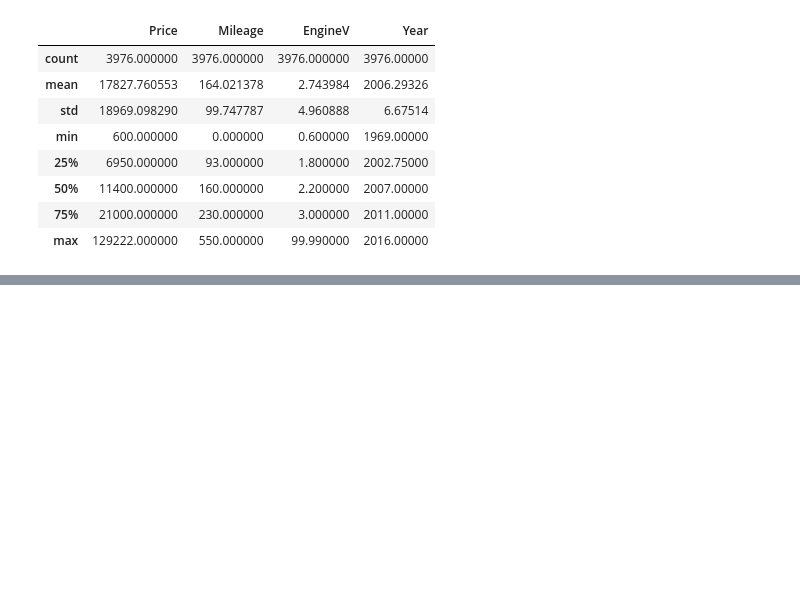
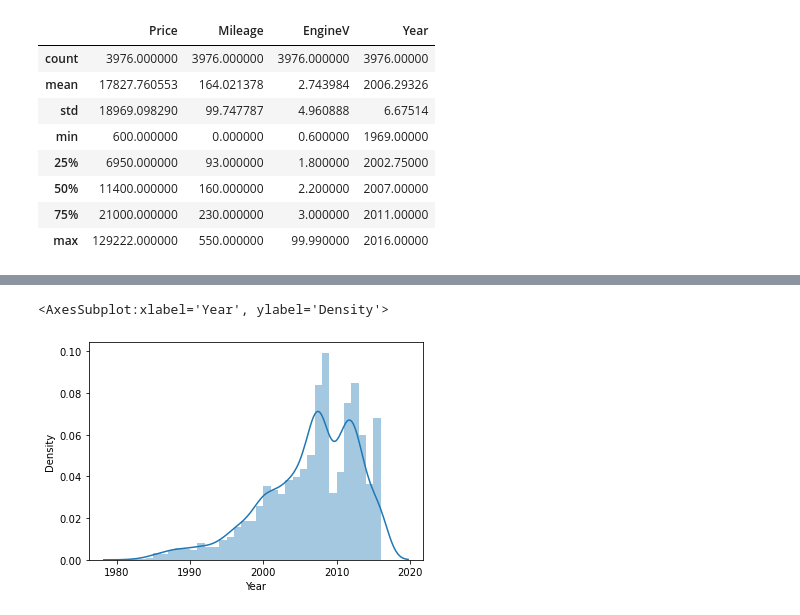
Before and after one commit to Poorya0071/Regression-machine-learning-and-deep-learning, a Jupyter notebook: car_price.ipynb, the cells around one changed output, grey strips where cells are left out. Cells and saved outputs as stored; diff of their text form; code cells hidden in the pictures; blank space fills up the shorter version.

```diff
--- a/car_price.ipynb
+++ b/car_price.ipynb
@@ -170,0 +202,3 @@ sns.distplot(data_pre_process_1['Mileage'])
+# %%
+#we remove the data before 1980 to deal with the outliers.
+data_pre_process_4 = data_pre_process_3[data_pre_process_3['Year']>1980]
@@ -170,0 +217,5 @@ sns.distplot(data_pre_process_1['Mileage'])
+# %%
+sns.distplot(data_pre_process_4['Year'])
+# %% [output]
+<AxesSubplot:xlabel='Year', ylabel='Density'>
+[figure, added]
```
Also changed, not shown: parts of 29 cells of this notebook.
